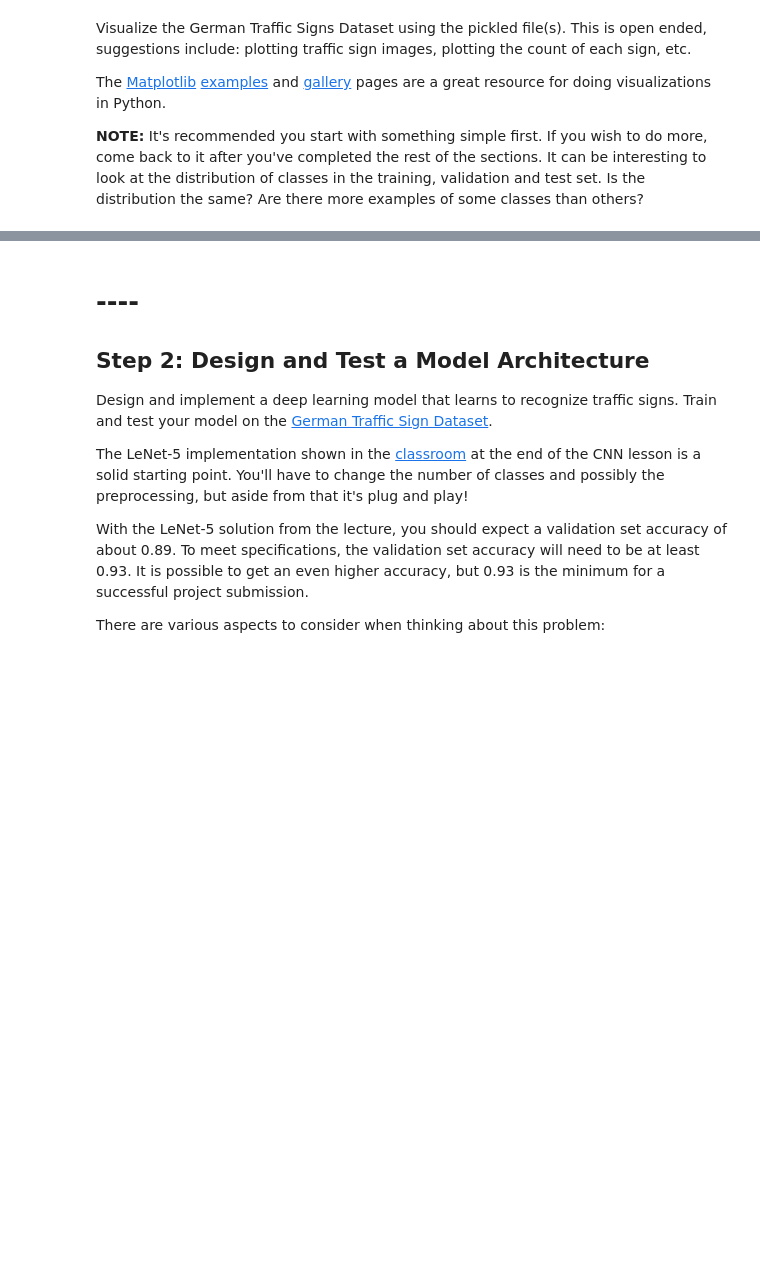
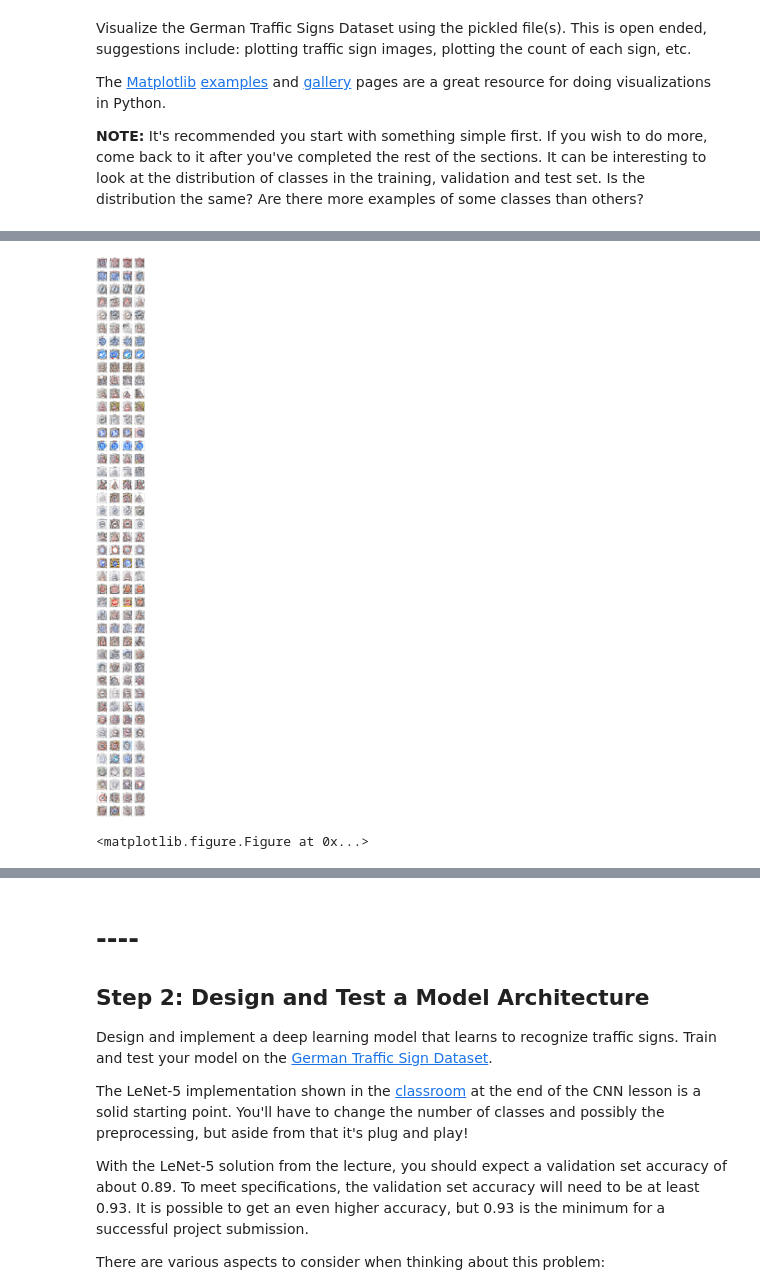
Before and after one commit to AbdulTheProgrammer/CarND-Traffic-Sign-Classifier-Project, a Jupyter notebook: Traffic_Sign_Classifier.ipynb, the cells around one changed output, grey strips where cells are left out. Saved outputs shown, nothing was run; the diff lists cells and outputs as text; code cells hidden in the pictures; blank space fills up the shorter version.

```diff
--- a/Traffic_Sign_Classifier.ipynb
+++ b/Traffic_Sign_Classifier.ipynb
@@ -306,16 +278,15 @@ for i in range(0, len(generated_images)):
 # %%
 f, axarr = plt.subplots(n_classes, 4, figsize=(15,n_classes*4))
 plt.figure()
 f.subplots_adjust(hspace = .4, wspace=.001)
-#f.tight_layout()
-#X_train = equalize_data(X_train)
-#X_valid = equalize_data(X_valid)
-#X_test = equalize_data(X_test)
-for i in range(0, n_classes):
+for i in range(0, len(indices)):
     for j in range (4):
-        randomIndex = np.random.randint(0, freq[i])
-        subtitle = "Class:" + str(labels[i])
+        randomIndex = np.random.randint(low=0, high=freq[i])
+        subtitle = "Class:" + str(y_test[indices[i] + randomIndex])
         axarr[i,j].set_title(subtitle, fontsize=14)
         axarr[i,j].set_aspect(aspect=1, adjustable='box')
-        axarr[i,j].imshow(X_train[indices[i] + randomIndex])
+        axarr[i,j].imshow(np.round(X_test[indices[i] + randomIndex]).astype(np.uint8))
+# %% [output]
+[figure, added]
+<matplotlib.figure.Figure at 0x...>
 # %%
```
Also changed, not shown: parts of 8 cells of this notebook, 3 other files.
